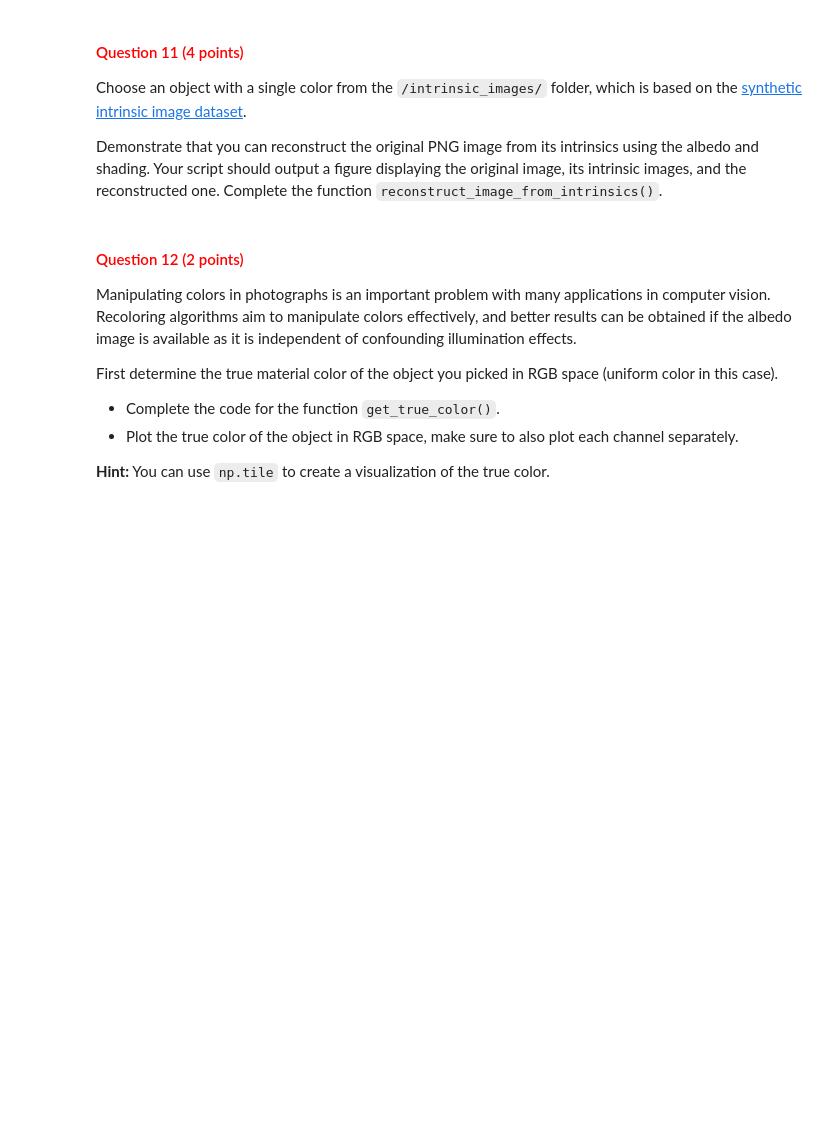
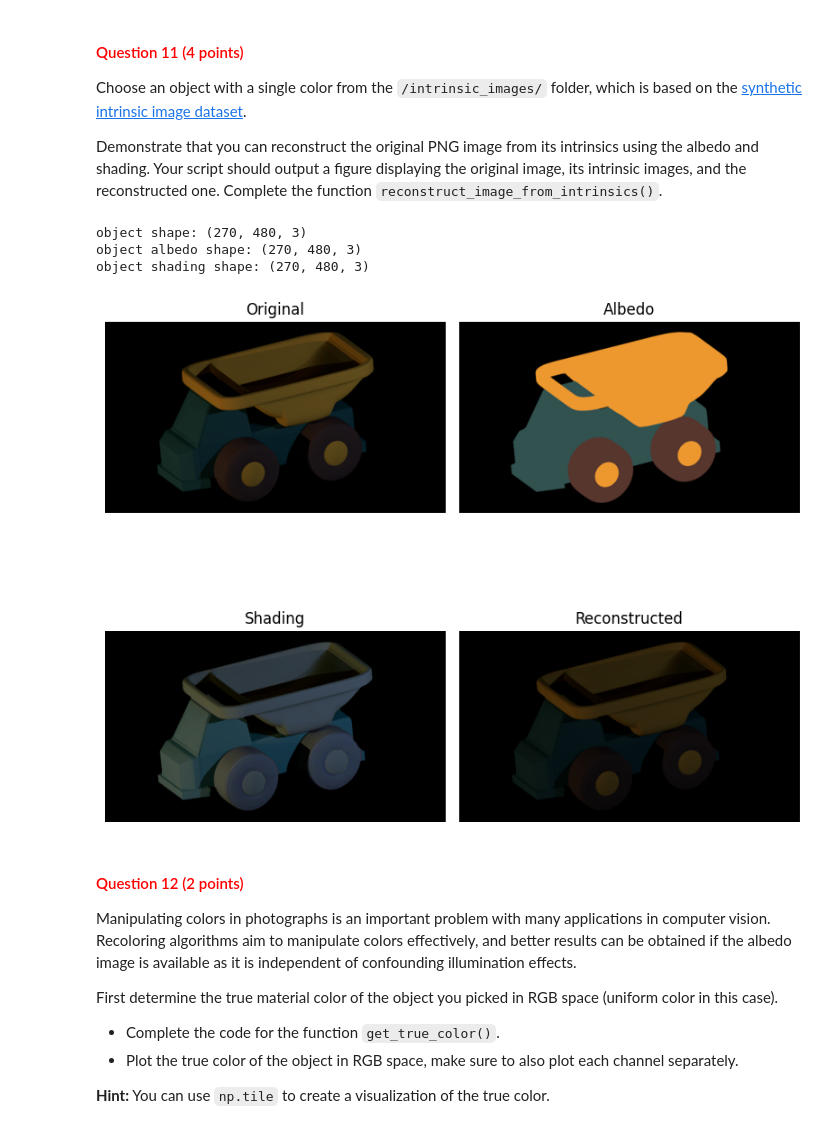
Before and after one commit to dthki/cv1-lab-1, a Jupyter notebook: cv1-lab-1.ipynb, the cells around one changed output. Saved outputs shown, nothing was run; the diff lists cells and outputs as text; code cells hidden in the pictures; blank space fills up the shorter version.

```diff
--- a/cv1-lab-1.ipynb
+++ b/cv1-lab-1.ipynb
@@ -606,34 +606,65 @@ def reconstruct_image_from_intrinsics(albedo_img, shading_img):
         iid_img: Reconstructed image
     """
 
-    # YOUR CODE HERE
+    albedo = albedo_img.astype(np.float32) / 255.0
+    shading = shading_img.astype(np.float32) / 255.0
+
+    iid_img = albedo * shading
+
+    iid_img = np.clip(iid_img * 255, 0, 255).astype(np.uint8)
 
     return iid_img
 # %%
 # Replace the object name with a valid name from the dataset
 img_path = './intrinsic_images/'
-object_name = 'turt_ml1'
+object_name = 'truck_ml1'
 
 # Read with opencv
 obj = cv2.imread(img_path + object_name + '.png')
 if obj is None:
     raise FileNotFoundError(f'No image found with filename: {img_path + object_name + ".png"}')
 else:
     print(f'object shape: {obj.shape}')
 
 obj_sha = cv2.imread(img_path + object_name + '_shad.png')
 if obj_sha is None:
     raise FileNotFoundError(f'No image found with filename: {img_path + object_name + "_shad.png"}')
 else:
     print(f'object albedo shape: {obj_sha.shape}')
 
 obj_alb = cv2.imread(img_path + object_name.split('_')[0] + '_refl.png')
 if obj_alb is None:
     raise FileNotFoundError(f'No image found with filename: {img_path + object_name.split("_")[0] + "_refl.png"}')
 else:
     print(f'object shading shape: {obj_alb.shape}')
 
-# YOUR CODE HERE
+reconstructed = reconstruct_image_from_intrinsics(obj_alb, obj_sha)
+
+plt.figure(figsize=(8,8))
+
+plt.subplot(2,2,1)
+plt.imshow(cv2.cvtColor(obj, cv2.COLOR_BGR2RGB))
+plt.title("Original"); plt.axis("off")
+
+plt.subplot(2,2,2)
+plt.imshow(cv2.cvtColor(obj_alb, cv2.COLOR_BGR2RGB))
+plt.title("Albedo"); plt.axis("off")
+
+plt.subplot(2,2,3)
+plt.imshow(cv2.cvtColor(obj_sha, cv2.COLOR_BGR2RGB))
+plt.title("Shading"); plt.axis("off")
+
+plt.subplot(2,2,4)
+plt.imshow(cv2.cvtColor(reconstructed, cv2.COLOR_BGR2RGB))
+plt.title("Reconstructed"); plt.axis("off")
+
+plt.tight_layout()
+plt.show()
+# %% [output]
+object shape: (270, 480, 3)
+object albedo shape: (270, 480, 3)
+object shading shape: (270, 480, 3)
+[figure, added]
 # %% [markdown]
 <a id="question-12"></a>
 #### <font color='#FF0000'>Question 12 (2 points)</font>
```
